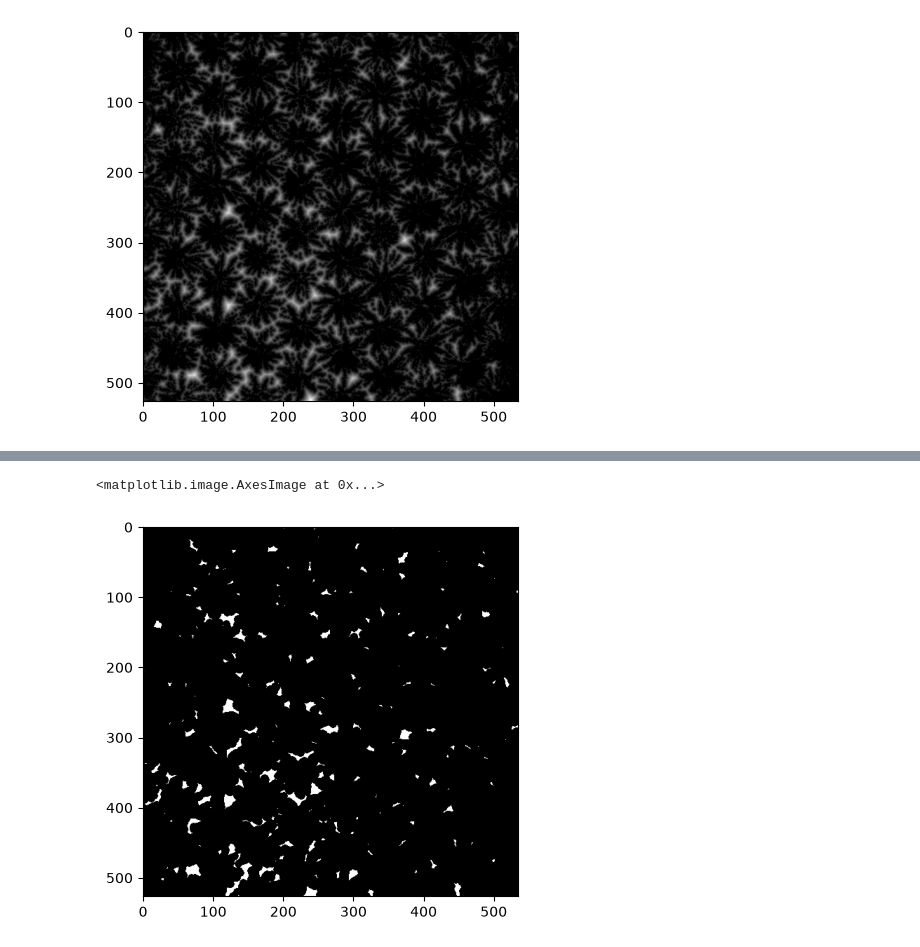
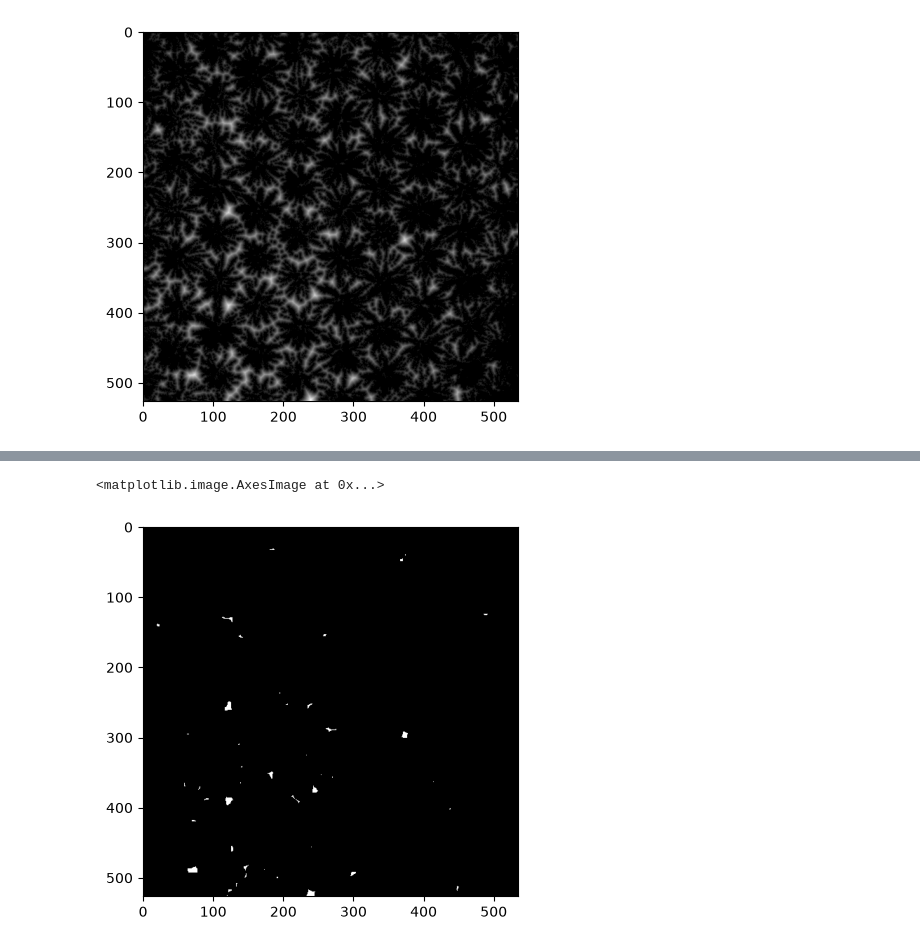
Before and after one commit to StrelchenkoSofya/image_processing, a Jupyter notebook: lab4/lab4.ipynb, the cells around one changed output, grey strips where cells are left out. Saved outputs shown, nothing was run; the diff lists cells and outputs as text; code cells hidden in the pictures.

```diff
--- a/lab4/lab4.ipynb
+++ b/lab4/lab4.ipynb
@@ -132,9 +132,9 @@ plt.imshow(markers_sar, cmap="gray")
 # %%
-ret, sure_fg_sar = cv2.threshold(dist_sar, 0.4 * dist_sar.max(), 255, cv2.THRESH_BINARY)
+ret, sure_fg_sar = cv2.threshold(dist_sar, 0.6 * dist_sar.max(), 255, cv2.THRESH_BINARY)
 plt.imshow(sure_fg_sar, cmap="gray")
 # %% [output]
 <matplotlib.image.AxesImage at 0x...>
-[figure, old version]
+[figure, new version]
 # %%
 markers_sar = cv2.watershed(palm, markers_sar)
 plt.imshow(markers_sar, cmap="gray")
```
Also changed, not shown: parts of 3 cells of this notebook.
